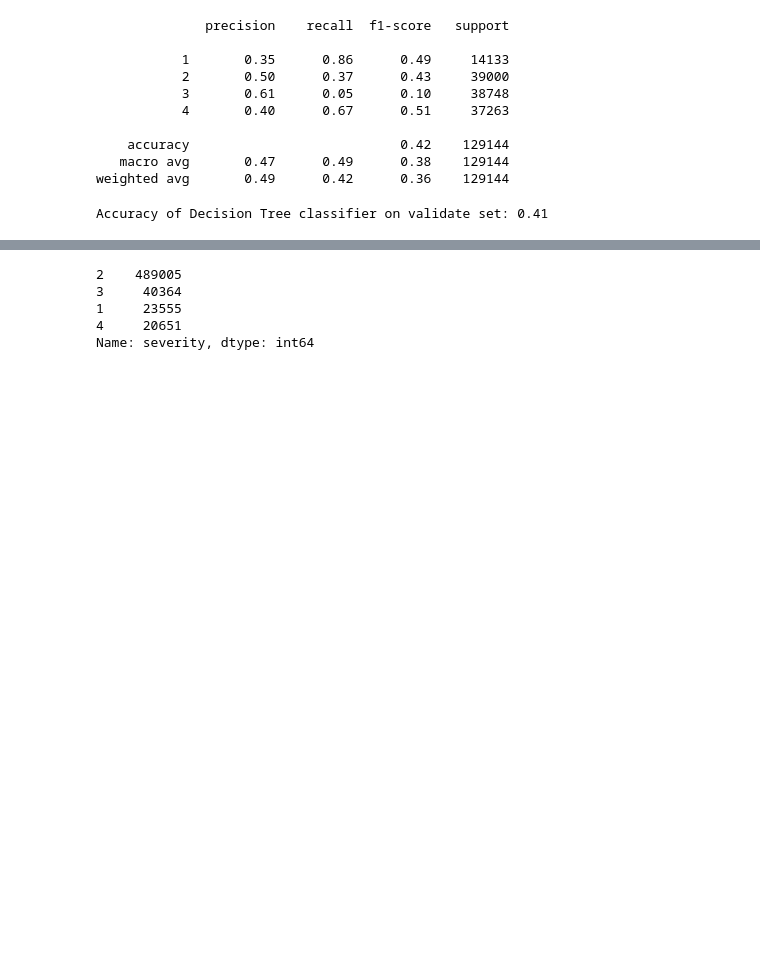
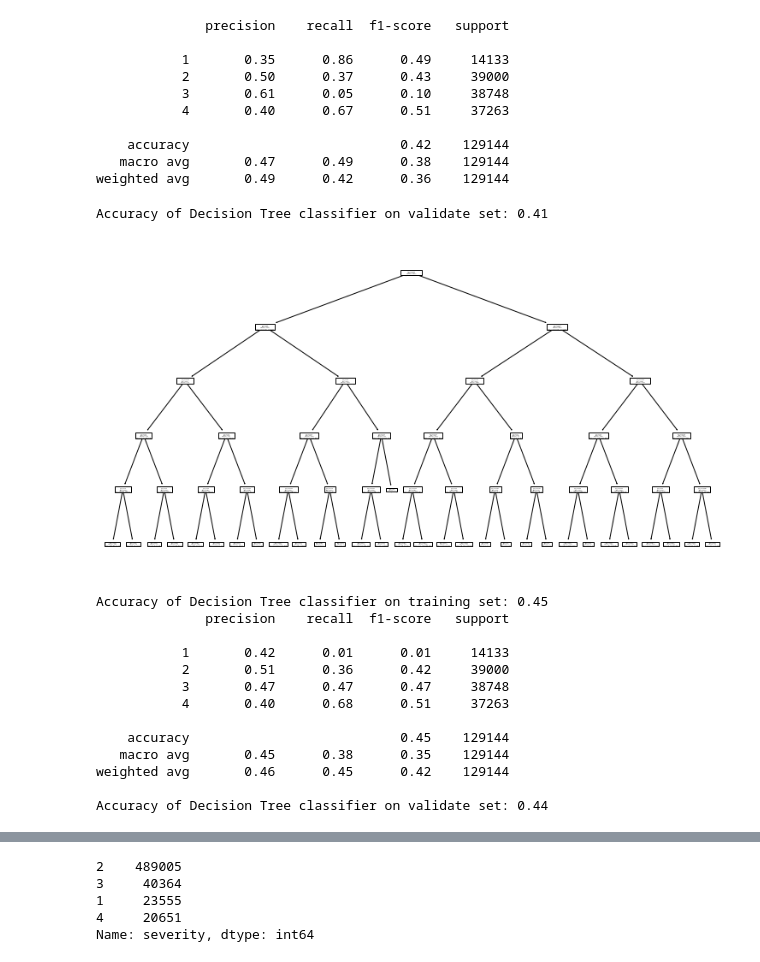
Before and after one commit to dashbringhurst/individual-project, a Jupyter notebook: explore.ipynb, the cells around one changed output, grey strips where cells are left out. Cells and saved outputs as stored; diff of their text form; code cells hidden in the pictures; blank space fills up the shorter version.

```diff
--- a/explore.ipynb
+++ b/explore.ipynb
@@ -822,6 +853,36 @@ print('Accuracy of Decision Tree classifier on validate set: {:.2f}'
      .format(clf.score(X_validate, y_validate)))
 # %% [output]
 Accuracy of Decision Tree classifier on validate set: 0.41
+# %%
+def tree_model(X_train, y_train, X_validate, y_validate, depth):
+    clf = DecisionTreeClassifier(max_depth=depth, random_state=217)
+    clf = clf.fit(X_train, y_train)
+    plt.figure(figsize=(13, 7))
+    plot_tree(clf)
+    plt.show()
+
+    y_pred = clf.predict(X_train)
+    y_pred_proba = clf.predict_proba(X_train)
+    print('Accuracy of Decision Tree classifier on training set: {:.2f}'.format(clf.score(X_train, y_train)))
+    print(classification_report(y_train, y_pred))
+    print('Accuracy of Decision Tree classifier on validate set: {:.2f}'.format(clf.score(X_validate, y_validate)))
+# %%
+tree_model(X_train, y_train, X_validate, y_validate, 5)
+# %% [output]
+[figure, added]
+Accuracy of Decision Tree classifier on training set: 0.45
+              precision    recall  f1-score   support
+
+           1       0.42      0.01      0.01     14133
+           2       0.51      0.36      0.42     39000
+           3       0.47      0.47      0.47     38748
+           4       0.40      0.68      0.51     37263
+
+    accuracy                           0.45    129144
+   macro avg       0.45      0.38      0.35    129144
+weighted avg       0.46      0.45      0.42    129144
+
+Accuracy of Decision Tree classifier on validate set: 0.44
 # %%
 df_time = df.set_index('start_time').sort_index()
 # %%
```
Also changed, not shown: parts of 13 cells of this notebook.
